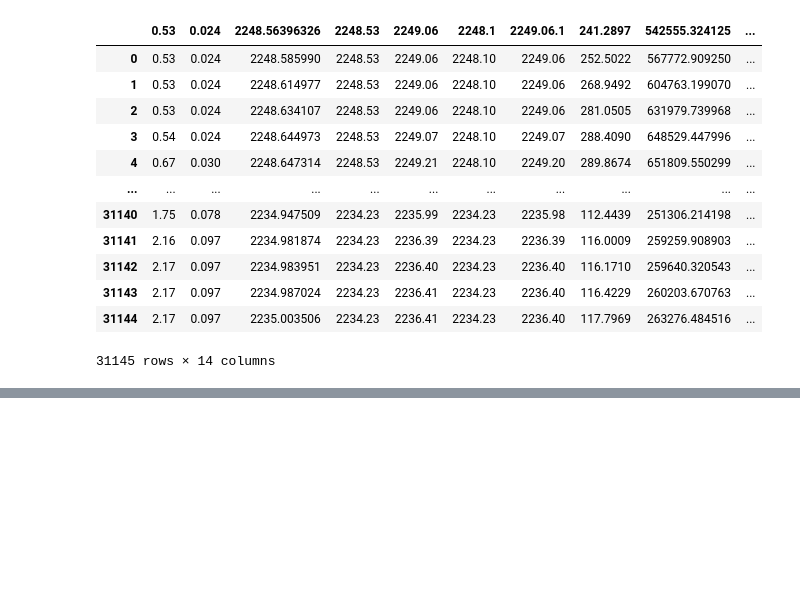
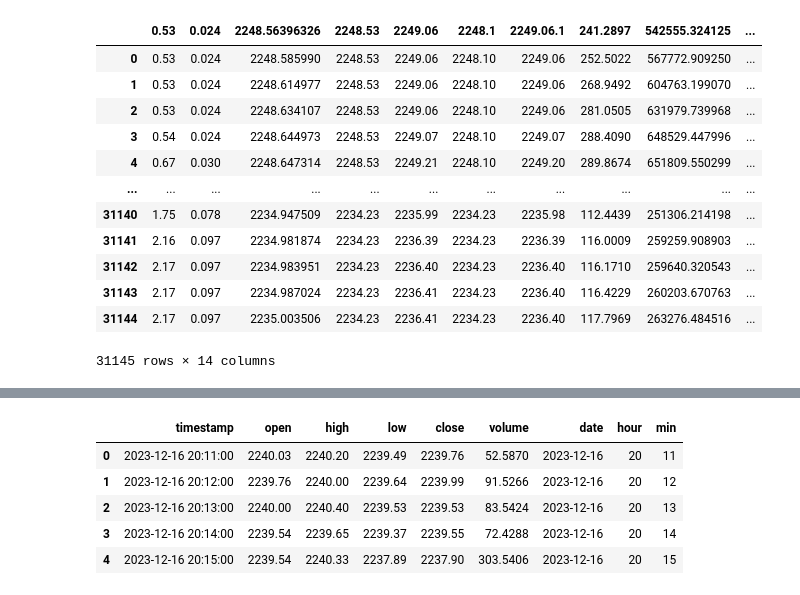
Before and after one commit to kimteespk/realtime-ml-crypto-with-offline-pred-as-attr, a Jupyter notebook: explore_data/check_data.ipynb, the cells around one changed output, grey strips where cells are left out. Drawn from its saved outputs; the diff is of its cells as text; code cells hidden in the pictures; blank space fills up the shorter version.

```diff
--- a/explore_data/check_data.ipynb
+++ b/explore_data/check_data.ipynb
@@ -603,0 +603,20 @@ lst
+# %%
+import ccxt
+start_date = '2023-12-16'
+exchange = ccxt.binance()
+from_ts = exchange.parse8601(start_date)#'2023-01-01 00:00:00')
+from_ts
+df = exchange.fetch_ohlcv('ETHUSDT', timeframe='1m', limit= 2000)
+df = pd.DataFrame(df, columns=['timestamp', 'open', 'high','low','close', 'volume'])
+df['timestamp'] = pd.to_datetime(df['timestamp'], unit= 'ms')
+df['date'] = df['timestamp'].dt.date
+df['hour'] = df['timestamp'].dt.hour
+df['min'] = df['timestamp'].dt.minute
+df.head()
+# %% [output]
+|  | timestamp | open | high | low | close | volume | date | hour | min |
+| 0 | 2023-12-16 20:11:00 | 2240.03 | 2240.20 | 2239.49 | 2239.76 | 52.5870 | 2023-12-16 | 20 | 11 |
+| 1 | 2023-12-16 20:12:00 | 2239.76 | 2240.00 | 2239.64 | 2239.99 | 91.5266 | 2023-12-16 | 20 | 12 |
+| 2 | 2023-12-16 20:13:00 | 2240.00 | 2240.40 | 2239.53 | 2239.53 | 83.5424 | 2023-12-16 | 20 | 13 |
+| 3 | 2023-12-16 20:14:00 | 2239.54 | 2239.65 | 2239.37 | 2239.55 | 72.4288 | 2023-12-16 | 20 | 14 |
+| 4 | 2023-12-16 20:15:00 | 2239.54 | 2240.33 | 2237.89 | 2237.90 | 303.5406 | 2023-12-16 | 20 | 15 |
```
Also changed, not shown: parts of 12 cells of this notebook, 9 other files.
